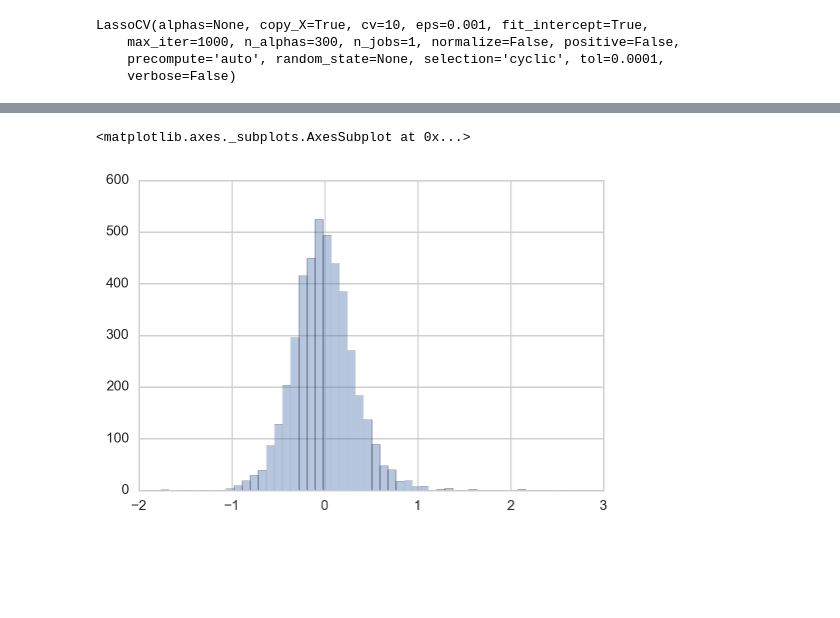
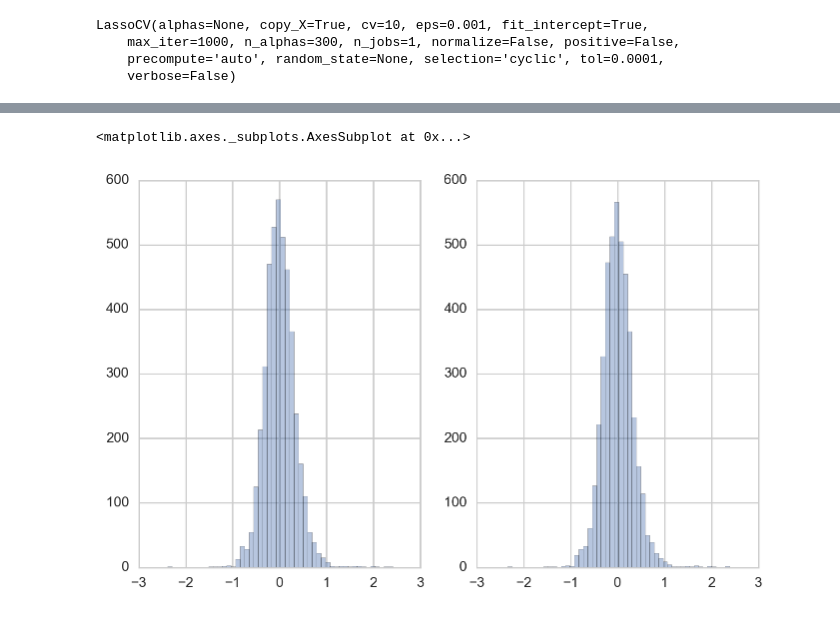
Before and after one commit to Jyojha/DS_Projects, a Jupyter notebook: Copenhagen_Model.ipynb, the cells around one changed output, grey strips where cells are left out. Cells and saved outputs as stored; diff of their text form; code cells hidden in the pictures; blank space fills up the shorter version.

```diff
--- a/Copenhagen_Model.ipynb
+++ b/Copenhagen_Model.ipynb
@@ -58,5 +60,5 @@ print np.std(scores)
 # %%
-predictions = cross_val_predict(linmod, X_test, y_test, cv = 10)
+predictions = cross_val_predict(linmod, Xn_test, y_test, cv = 10)
 accuracy = metrics.r2_score(y_test, predictions)
 print accuracy
 # %% [output]
@@ -74,4 +76,4 @@ np.mean(predictions)
 # %%
-linmod.fit(X_train,y_train)
+linmod.fit(Xn_train, y_train)
 # %% [output]
 LinearRegression(copy_X=True, fit_intercept=True, n_jobs=1, normalize=False)
@@ -94,3 +127,3 @@ Xn_train, Xn_test, y_train, y_test = train_test_split(Xn, y, test_size = 0.3)
 # %%
-enet_cv = ElasticNetCV(l1_ratio=np.linspace(0.01, 1., 50), n_alphas=300, cv=10, verbose=1)
-enet_cv.fit(Xn_train, y_train)
+# enet_cv = ElasticNetCV(l1_ratio=np.linspace(0.01, 1., 50), n_alphas=300, cv=10, verbose=1)
+# enet_cv.fit(Xn_train, y_train)
@@ -154,5 +165,5 @@ r^2 on test data : 0.533842
 # %%
-residuals = y_test - y_pred_lasso
+residuals1 = y_test - y_pred_lasso
 # %%
 lasso.fit(Xn_train, y_train)
 
@@ -196,9 +209,13 @@ plt.show()
 # %%
 # plt.plot(residuals, '--', color='navy', label='original coefficients')
 # plt.title("Lasso R^2: %f, Elastic Net R^2: %f"
 #           % (r2_score_lasso, r2_score_enet))
 # plt.show()
-sns.distplot(residuals, bins=50, kde=False)
+
+fig, (ax1,ax2) = plt.subplots(1,2,figsize=(8,5))
+
+sns.distplot(residuals, bins=50, kde=False, ax=ax1)
+sns.distplot(residuals1, bins=50, kde=False, ax=ax2)
 # %% [output]
 <matplotlib.axes._subplots.AxesSubplot at 0x...>
-[figure, old version]
+[figure, new version]
```
Also changed, not shown: parts of 27 cells of this notebook.
